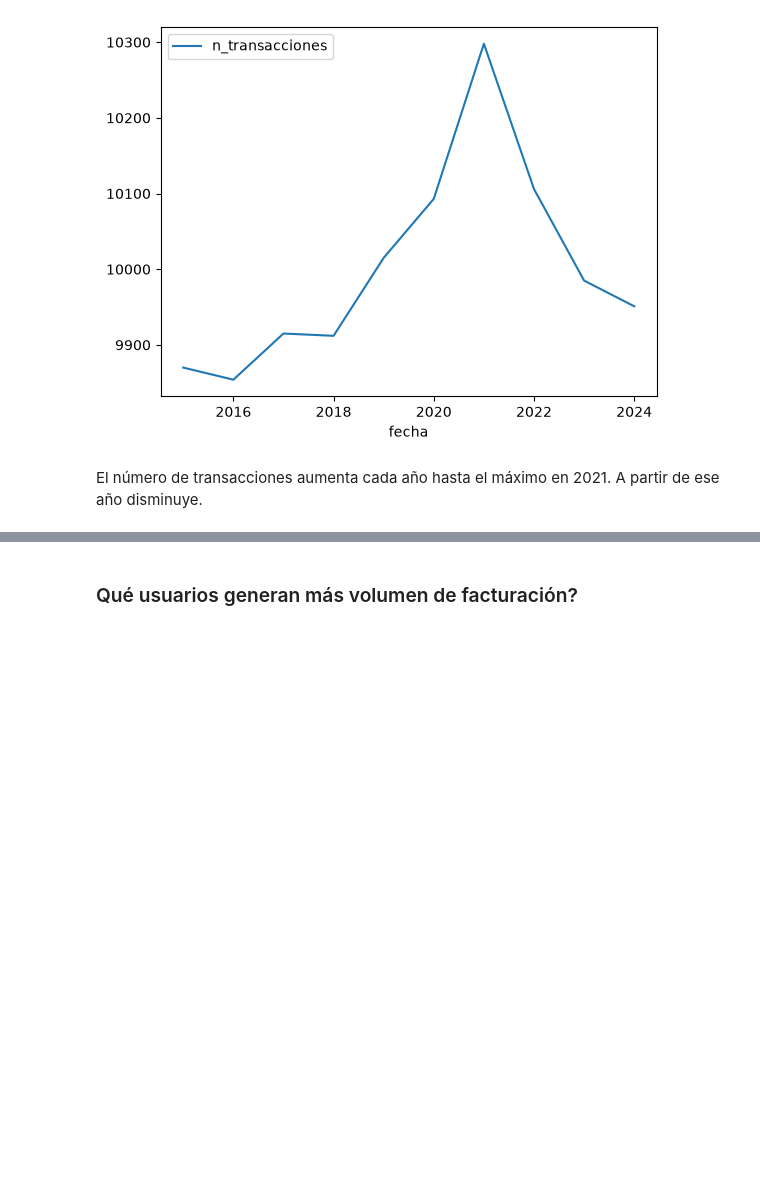
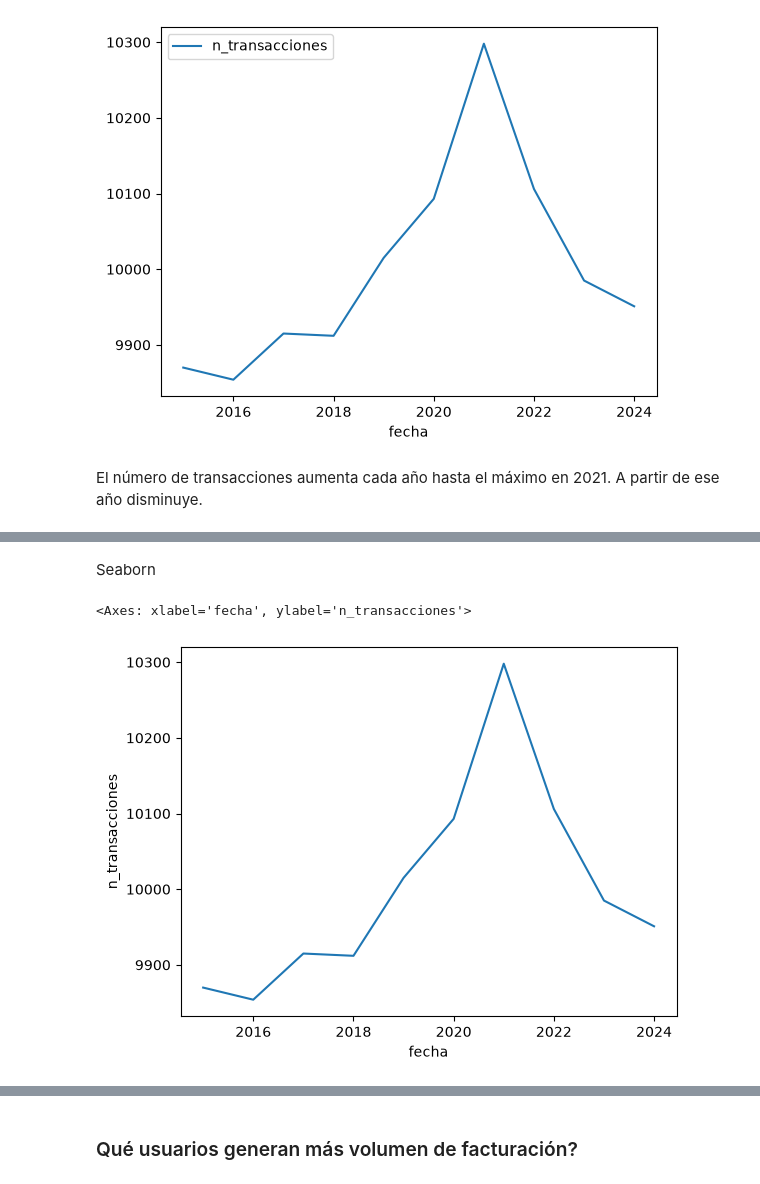
Before and after one commit to noelcarrionmatias/IT_Data, a Jupyter notebook: Especializacion/9_Sprint/ejercicios_sprint_9.ipynb, the cells around one changed output, grey strips where cells are left out. Drawn from its saved outputs; the diff is of its cells as text; code cells hidden in the pictures; blank space fills up the shorter version.

```diff
--- a/Especializacion/9_Sprint/ejercicios_sprint_9.ipynb
+++ b/Especializacion/9_Sprint/ejercicios_sprint_9.ipynb
@@ -99,0 +110,8 @@ El número de transacciones aumenta cada año hasta el máximo en 2021. A partir
+# %% [markdown]
+Seaborn
+# %%
+fig_sns = sns.lineplot(x="fecha", y="n_transacciones", data=year_transaction)
+fig_sns
+# %% [output]
+<Axes: xlabel='fecha', ylabel='n_transacciones'>
+[figure, added]
```
Also changed, not shown: parts of 34 cells of this notebook.
